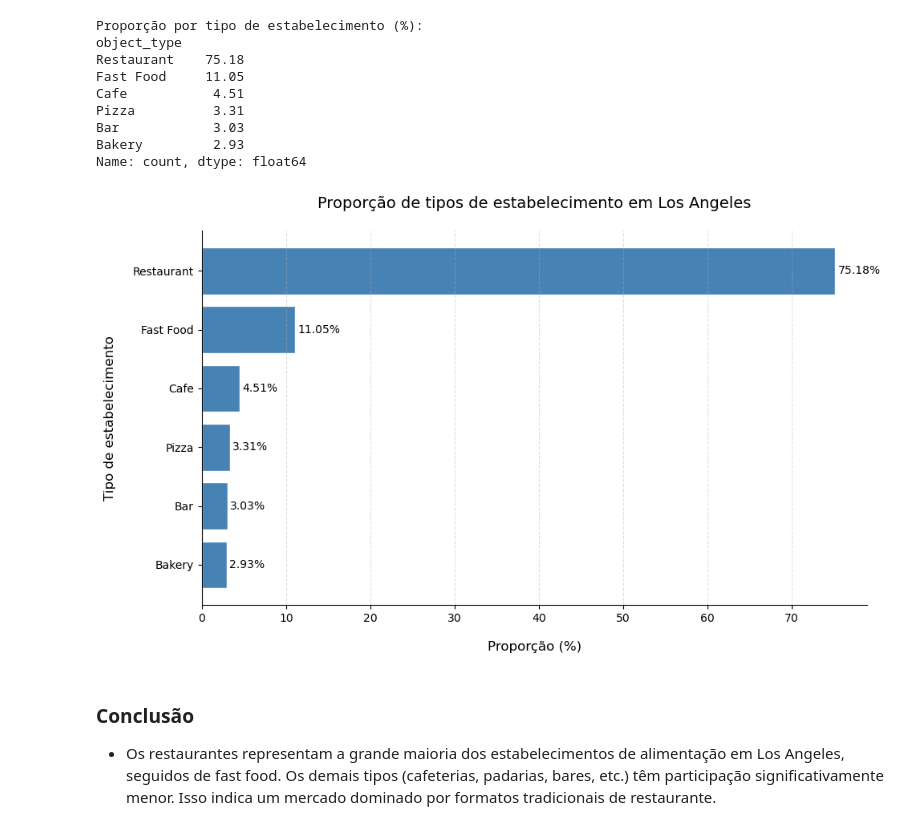
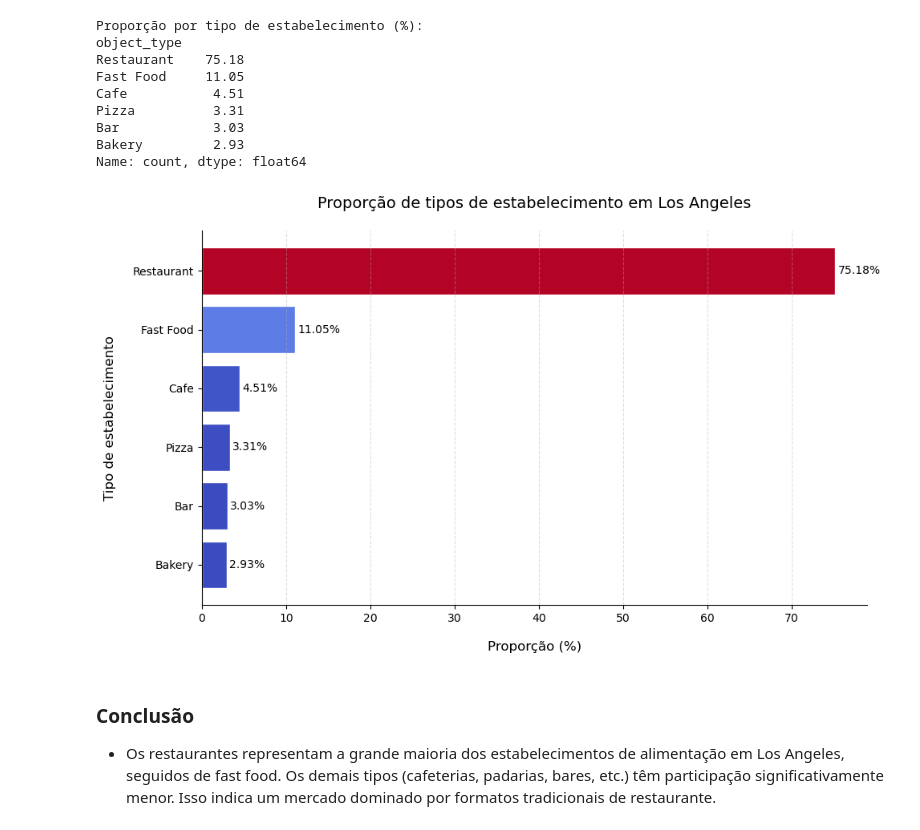
Before and after one commit to raimirsilva/Small-projects, a Jupyter notebook: Sprint-10-project/notebook/LA-restaurants.ipynb, the cells around one changed output. Cells and saved outputs as stored; diff of their text form; code cells hidden in the pictures.

```diff
--- a/Sprint-10-project/notebook/LA-restaurants.ipynb
+++ b/Sprint-10-project/notebook/LA-restaurants.ipynb
@@ -142,35 +142,37 @@ Name: count, dtype: float64
 # múltiplas categorias, evitando distorções visuais entre fatias pequenas.
 
 fig, ax = plt.subplots(figsize=(10, 6))
 
+norm = plt.Normalize(type_proportions.values.min(), type_proportions.values.max())
+bar_colors = [plt.cm.coolwarm(norm(v)) for v in type_proportions.values]
 bars = ax.barh(
     type_proportions.index,  # nomes dos tipos → eixo Y
     type_proportions.values,  # percentuais → eixo X
-    color='steelblue',
+    color=bar_colors,
     edgecolor='white'
 )
 
 # Rótulos de valor ao lado de cada barra
 for bar, value in zip(bars, type_proportions.values):
     ax.text(
         value + 0.3,               # posição X: logo após o fim da barra
         bar.get_y() + bar.get_height() / 2,  # posição Y: centro vertical da barra
         f'{value}%',
         va='center',               # alinhamento vertical centralizado
         fontsize=10
     )
 
 ax.set_title('Proporção de tipos de estabelecimento em Los Angeles', fontsize=14, pad=20)
 ax.set_xlabel('Proporção (%)', fontsize=12, labelpad=15)
 ax.set_ylabel('Tipo de estabelecimento', fontsize=12, labelpad=15)
 ax.invert_yaxis()  # inverte o eixo Y para o maior valor ficar no topo
 ax.grid(axis='x', linestyle='--', alpha=0.4)
 ax.spines[['top', 'right']].set_visible(False)  # remove as bordas superior e direita do gráfico (visual mais limpo)
 
 plt.tight_layout()
 plt.show()
 # %% [output]
-[figure, old version]
+[figure, new version]
 # %% [markdown]
 ### Conclusão
 
```
Also changed, not shown: parts of 15 cells of this notebook.
